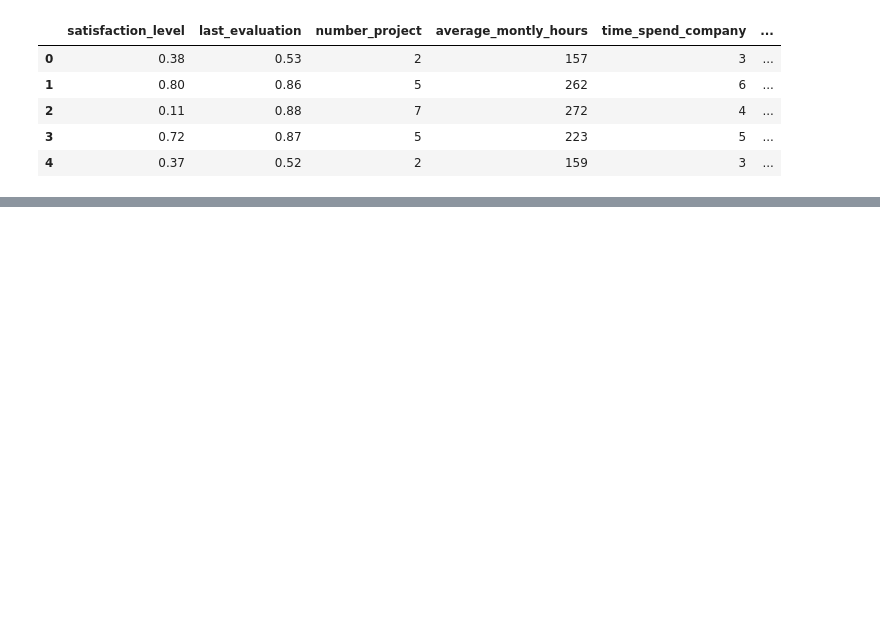
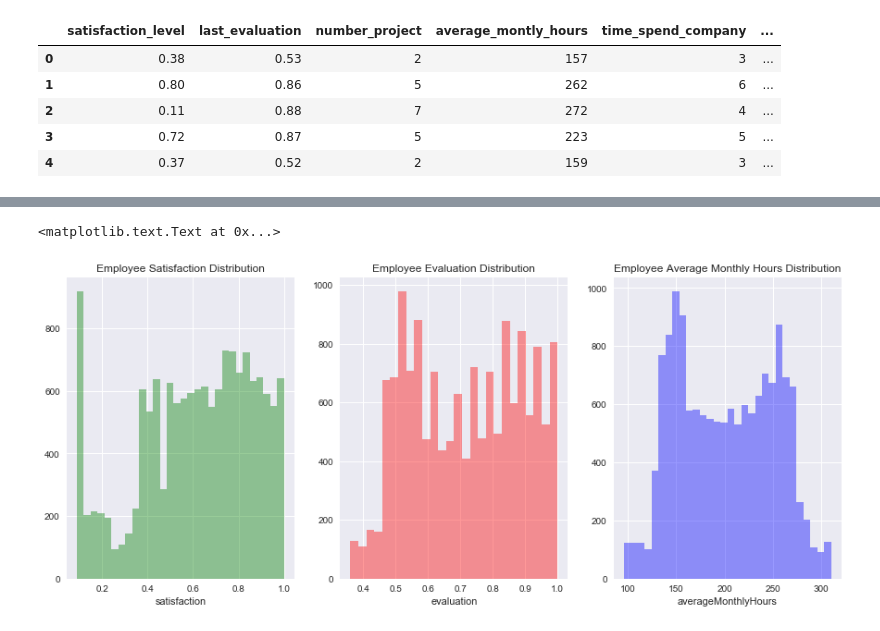
Before and after one commit to charliecf/data-science, a Jupyter notebook: learning/kag-human-resources/Analysis1.ipynb, the cells around one changed output, grey strips where cells are left out. Cells and saved outputs as stored; diff of their text form; code cells hidden in the pictures; blank space fills up the shorter version.

```diff
--- a/learning/kag-human-resources/Analysis1.ipynb
+++ b/learning/kag-human-resources/Analysis1.ipynb
@@ -20,0 +134,15 @@ df.head()
+# %%
+# Set up the matplotlib figure
+f, axes = plt.subplots(ncols=3, figsize=(15, 6))
+
+# Graph Employee Satisfaction
+sns.distplot(df.satisfaction, kde=False, color="g", ax=axes[0]).set_title('Employee Satisfaction Distribution')
+
+# Graph Employee Evaluation
+sns.distplot(df.evaluation, kde=False, color="r", ax=axes[1]).set_title('Employee Evaluation Distribution')
+
+# Graph Employee Average Monthly Hours
+sns.distplot(df.averageMonthlyHours, kde=False, color="b", ax=axes[2]).set_title('Employee Average Monthly Hours Distribution')
+# %% [output]
+<matplotlib.text.Text at 0x...>
+[figure, added]
```
Also changed, not shown: parts of 18 cells of this notebook.
